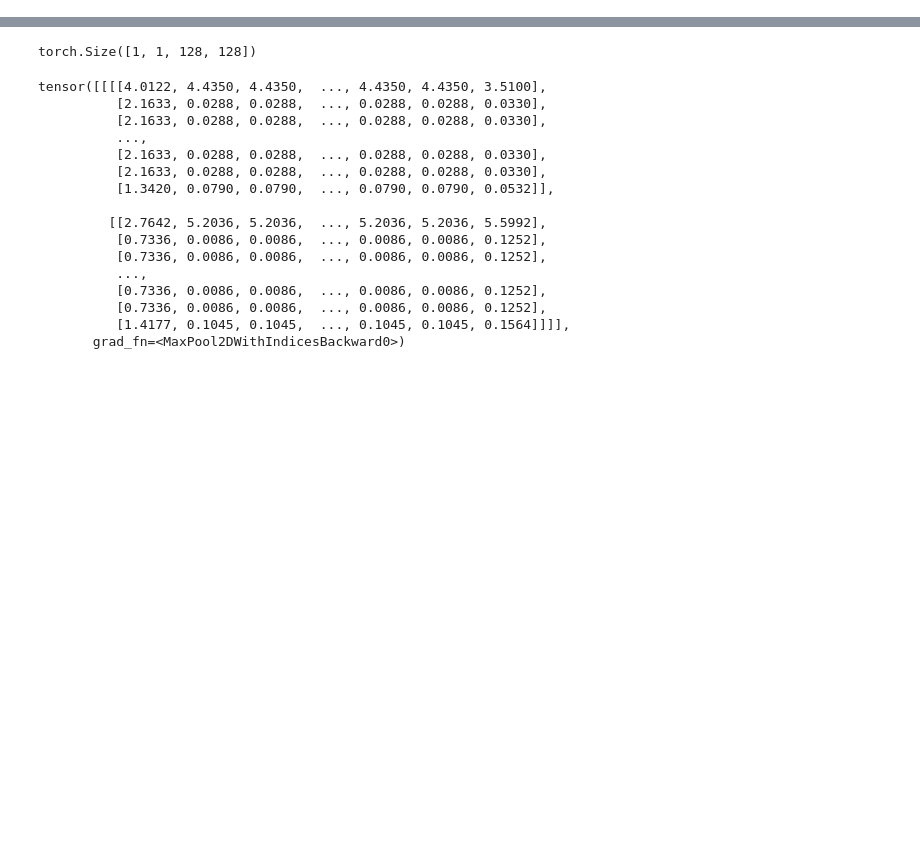
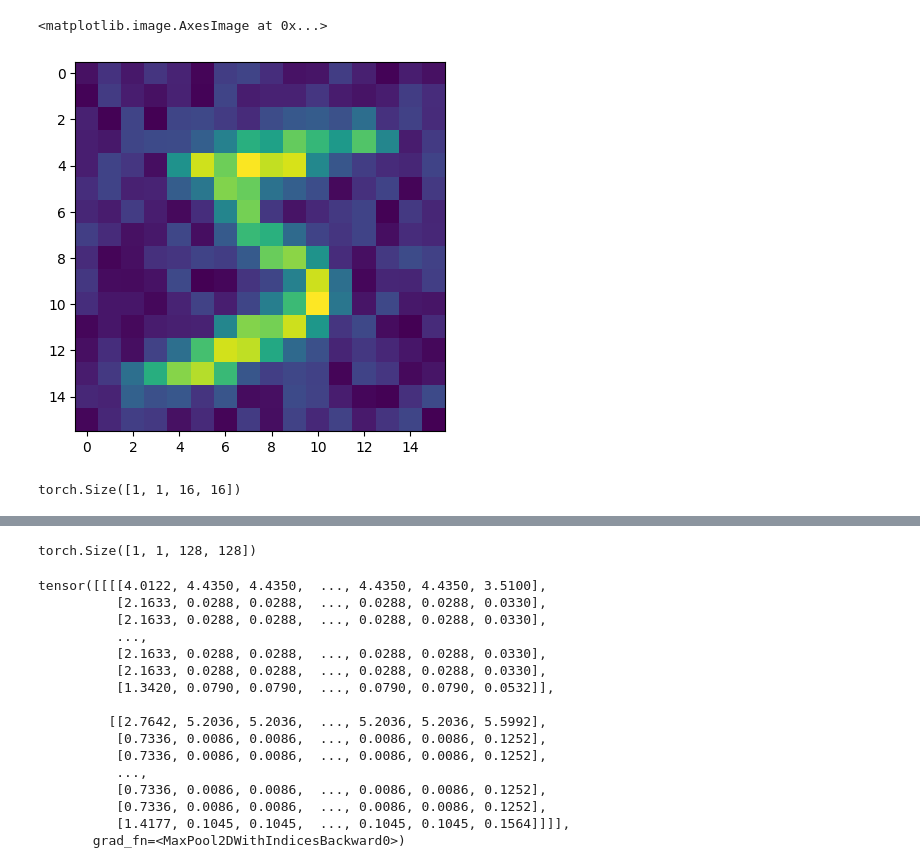
Before and after one commit to yuwei-1/DiffusionModel, a Jupyter notebook: main.ipynb, the cells around one changed output, grey strips where cells are left out. Drawn from its saved outputs; the diff is of its cells as text; code cells hidden in the pictures; blank space fills up the shorter version.

```diff
--- a/main.ipynb
+++ b/main.ipynb
@@ -2,0 +124,7 @@ from Scripts.model import *
+# %%
+noisy_img, noise = add_noise_to_image(full_set[0][0], 50)
+# %%
+plt.imshow(noisy_img[0])
+# %% [output]
+<matplotlib.image.AxesImage at 0x...>
+[figure, added]
@@ -2,0 +133,4 @@ from Scripts.model import *
+# %%
+model(noisy_img.unsqueeze(0)).shape
+# %% [output]
+torch.Size([1, 1, 16, 16])
```
Also changed, not shown: parts of 25 cells of this notebook, 4 other files.
